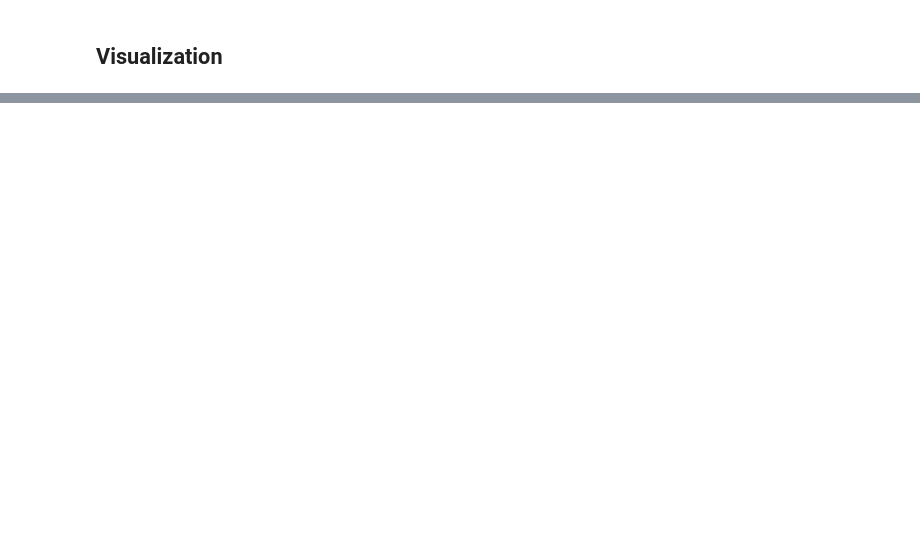
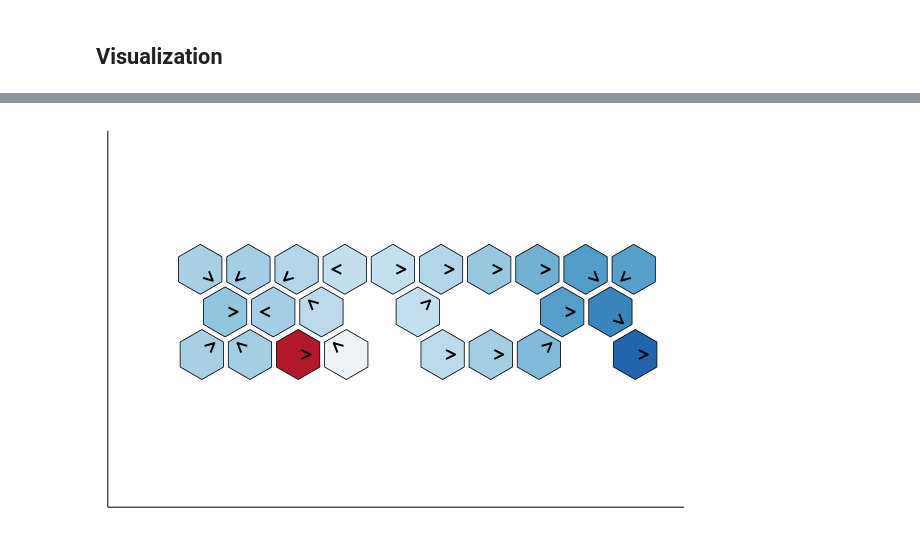
Before and after one commit to tienthanh214/AI-Decision-Making, a Jupyter notebook: HexWorld/hexworld.ipynb, the cells around one changed output, grey strips where cells are left out. Saved outputs shown, nothing was run; the diff lists cells and outputs as text; code cells hidden in the pictures; blank space fills up the shorter version.

```diff
--- a/HexWorld/hexworld.ipynb
+++ b/HexWorld/hexworld.ipynb
@@ -410,0 +421,6 @@ render(mdp)
+# %%
+mdp = HexWorldMDP(0.9, p_trans, reward_bump_border, hexes, rewards);
+U, π = solve(mdp);
+render(mdp, U, π)
+# %% [output]
+[figure, added]
```
Also changed, not shown: parts of 14 cells of this notebook, 3 other files.
